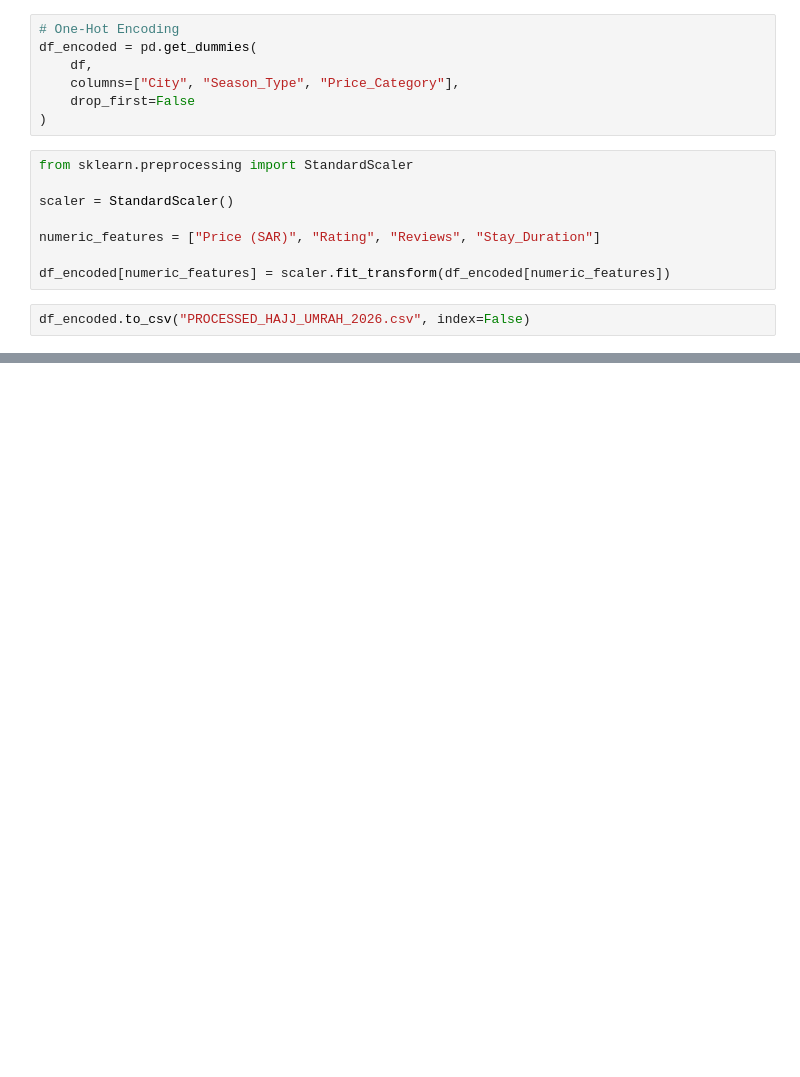
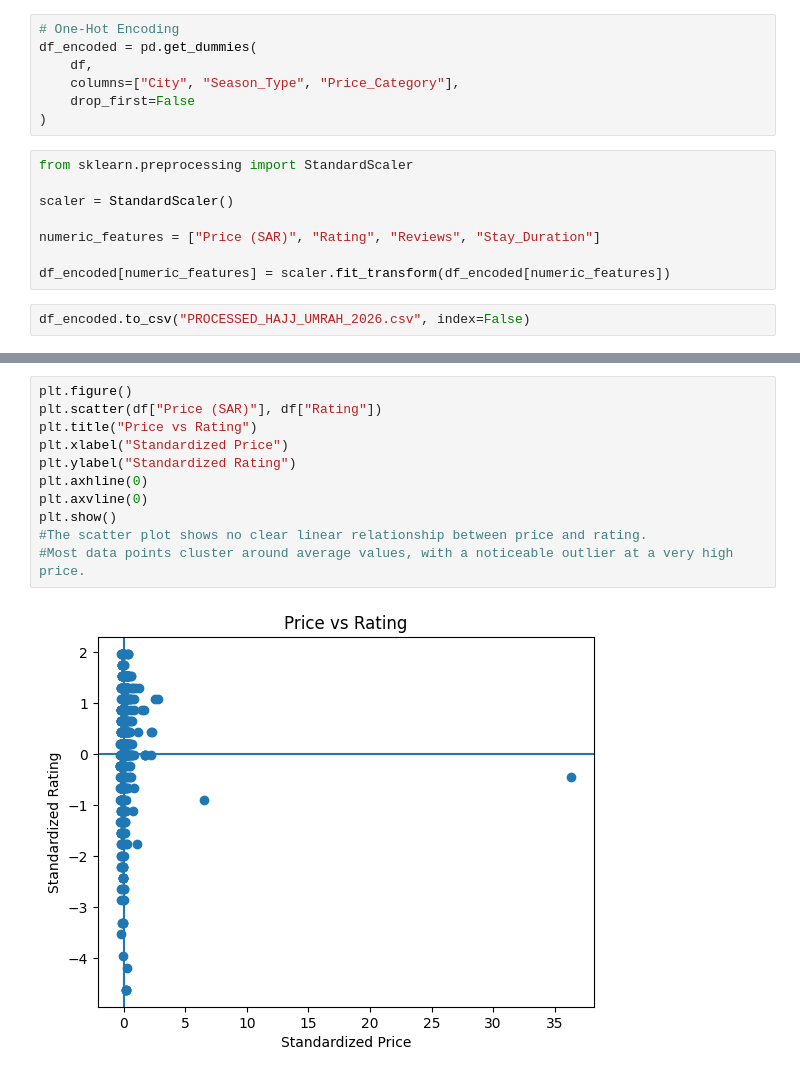
Before and after one commit to ITDeema/DataScience, a Jupyter notebook: DataScience.ipynb, the cells around one changed output, grey strips where cells are left out. Saved outputs shown, nothing was run; the diff lists cells and outputs as text; blank space fills up the shorter version.

```diff
--- a/DataScience.ipynb
+++ b/DataScience.ipynb
@@ -535,0 +609,13 @@ df_encoded.to_csv("PROCESSED_HAJJ_UMRAH_2026.csv", index=False)
+# %%
+plt.figure()
+plt.scatter(df["Price (SAR)"], df["Rating"])
+plt.title("Price vs Rating")
+plt.xlabel("Standardized Price")
+plt.ylabel("Standardized Rating")
+plt.axhline(0)
+plt.axvline(0)
+plt.show()
+#The scatter plot shows no clear linear relationship between price and rating.
+#Most data points cluster around average values, with a noticeable outlier at a very high price.
+# %% [output]
+[figure, added]
```
Also changed, not shown: parts of 11 cells of this notebook.
